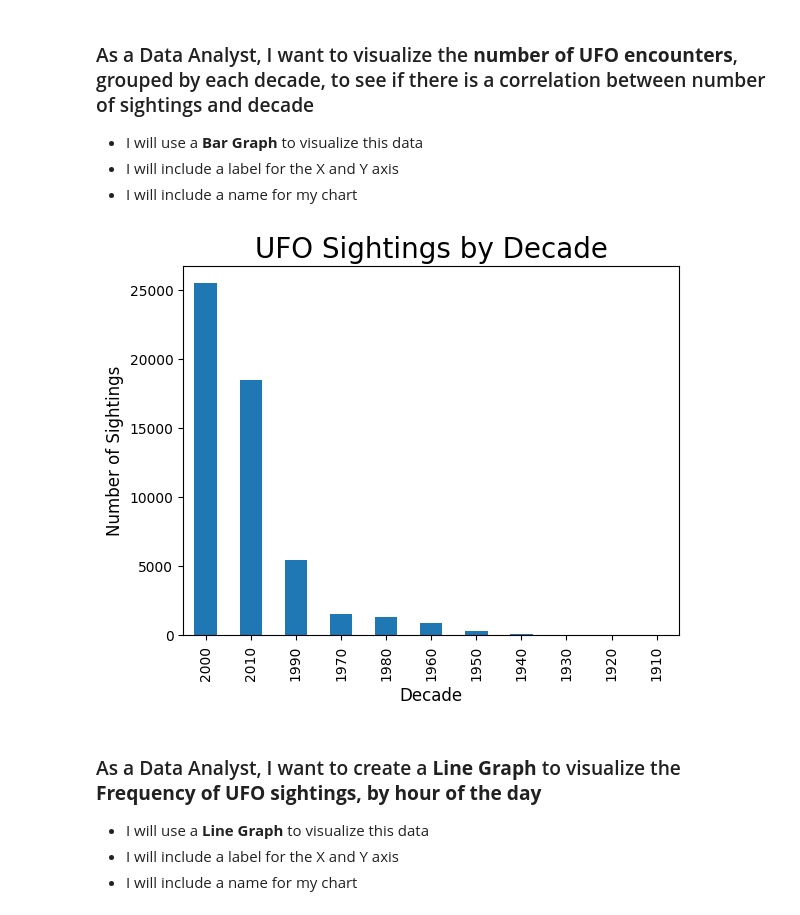
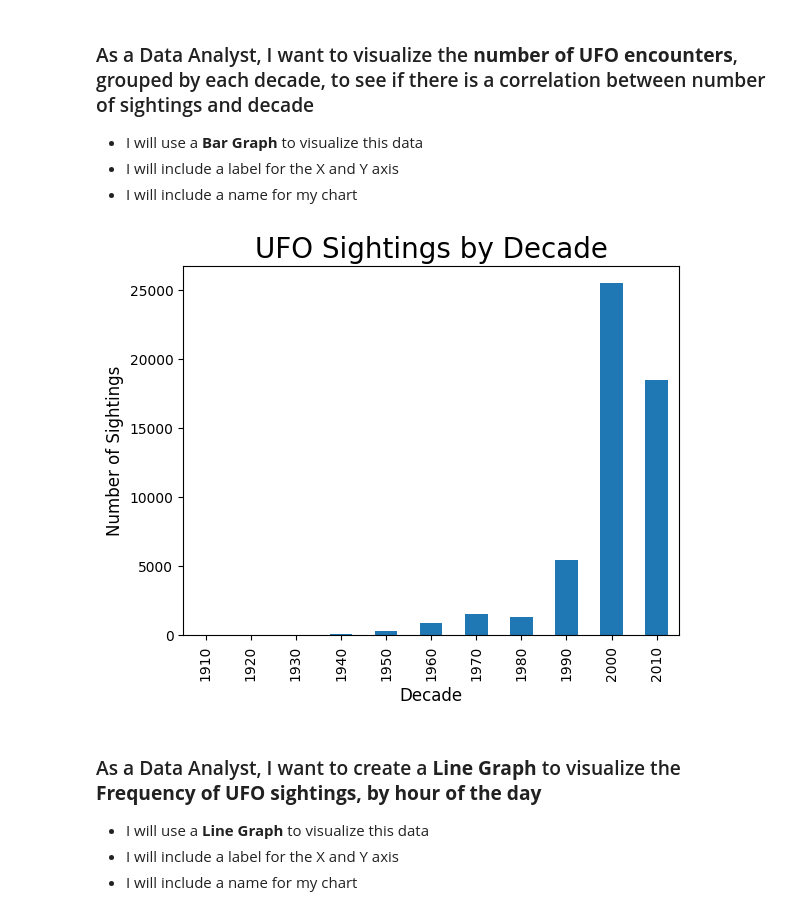
Before and after one commit to Turner009/DataVisualizationMatplotlib_ufos, a Jupyter notebook: Pandas_MatPlotLib_User_Stories.ipynb, the cells around one changed output. Cells and saved outputs as stored; diff of their text form; code cells hidden in the pictures.

```diff
--- a/Pandas_MatPlotLib_User_Stories.ipynb
+++ b/Pandas_MatPlotLib_User_Stories.ipynb
@@ -90,14 +90,13 @@ Text(0.5, 1.0, 'UFO Shapes Seen the Most')
 * I will include a name for my chart
 # %%
 clean_ufo_sightings['By_Decade'] = (clean_ufo_sightings['Date_Time'].dt.year // 10)*10
-clean_ufo_sightings.head()
-sightings_by_decade = clean_ufo_sightings['By_Decade'].value_counts()
+sightings_by_decade = clean_ufo_sightings['By_Decade'].value_counts().sort_index()
 plot_sightings_by_decade = sightings_by_decade.plot.bar()
 plt.ylabel('Number of Sightings', fontsize=12)
 plt.xlabel('Decade', fontsize=12)
 plt.title('UFO Sightings by Decade', fontsize=20);
 # %% [output]
-[figure, old version]
+[figure, new version]
 # %% [markdown]
 ### As a Data Analyst, I want to create a **Line Graph** to visualize the **Frequency of UFO sightings, by hour of the day**
 * I will use a **Line Graph** to visualize this data
```
Also changed, not shown: parts of 3 cells of this notebook, 1 other file.
